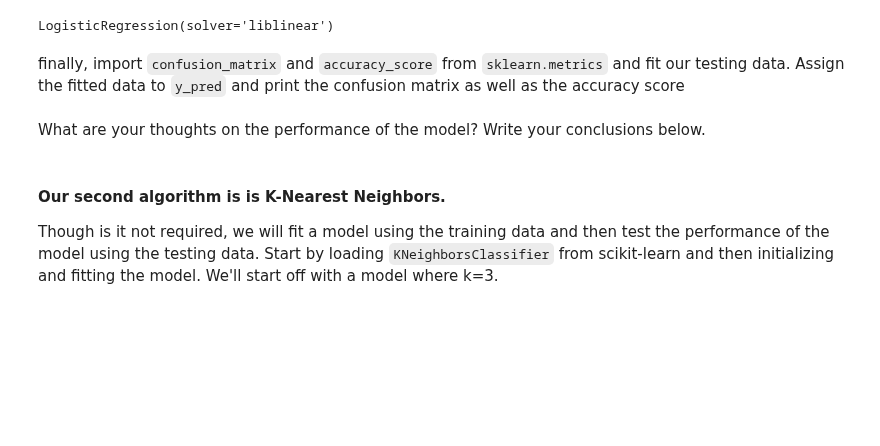
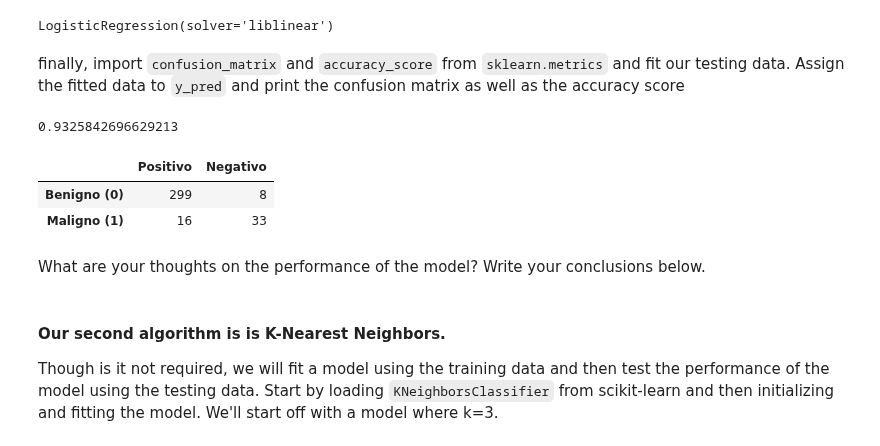
Before and after one commit to ta-data-mexpt/lab-supervised-learning, a Jupyter notebook: your-code/main.ipynb, the cells around one changed output. Drawn from its saved outputs; the diff is of its cells as text; code cells hidden in the pictures; blank space fills up the shorter version.

```diff
--- a/your-code/main.ipynb
+++ b/your-code/main.ipynb
@@ -402,5 +389,12 @@ def categorization (server):
-# %%
-websites['SERVER'] = websites['SERVER'].apply(categorization)
+# %%
+# Your code here
+
+server_list = ['microsoft', 'apache', 'nginx']
+
+for server in server_list:
+    websites.loc[websites['SERVER'].str.lower().str.contains(server), 'SERVER'] = server
+
+websites['SERVER'] = np.where(websites['SERVER'].isin(server_list), websites['SERVER'], 'other')
 # %%
 # Count `SERVER` value counts here
 
@@ -487,2 +483,14 @@ finally, import `confusion_matrix` and `accuracy_score` from `sklearn.metrics` a
+# %%
+y_pred = websites_model.predict(X_test)
+# %%
+accuracy_score(y_test, y_pred)
+# %% [output]
+0.9325842696629213
+# %%
+pd.DataFrame(confusion_matrix(y_test, y_pred), index=['Benigno (0)', 'Maligno (1)'], columns=['Positivo', 'Negativo'])
+# %% [output]
+|  | Positivo | Negativo |
+| Benigno (0) | 299 | 8 |
+| Maligno (1) | 16 | 33 |
 # %% [markdown]
 What are your thoughts on the performance of the model? Write your conclusions below.
```
Also changed, not shown: parts of 17 cells of this notebook.
